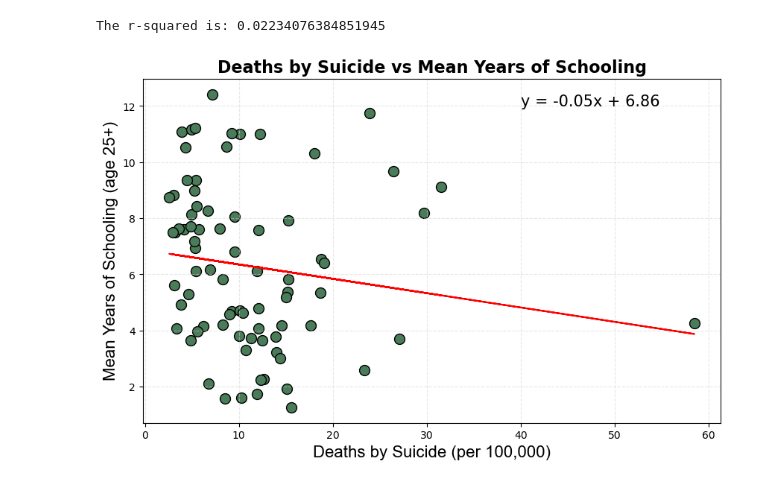
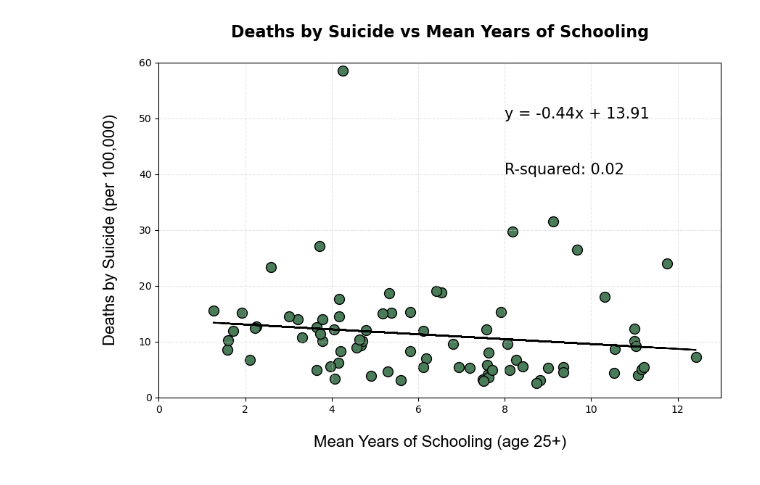
Before and after one commit to BramSunner/project-1-group-04, a Jupyter notebook: sarah_work/sarah_notebook.ipynb, the cells around one changed output. Saved outputs shown, nothing was run; the diff lists cells and outputs as text; code cells hidden in the pictures.

```diff
--- a/sarah_work/sarah_notebook.ipynb
+++ b/sarah_work/sarah_notebook.ipynb
@@ -58,4 +19,0 @@ None
-# %%
-df["gdp"] = pd.cut(df.gdp, bins, labels=labels, include_lowest=True)
-
-df.head()
@@ -166,56 +89,25 @@ df2.head()
 # %%
 df2 = df.groupby('country').agg({'deaths_by_suicide': 'mean', 'mean_years_of_schooling': 'mean'}).reset_index()
-
 # USING LINREGRESS
-x_values = df2.deaths_by_suicide
-y_values = df2.mean_years_of_schooling
-
+x_values = df2.mean_years_of_schooling
+y_values = df2.deaths_by_suicide
 # makes the line of best fit
 (slope, intercept, rvalue, pvalue, stderr) = linregress(x_values, y_values)
-regress_values = x_values * slope + intercept # calculate the predictions
+regress_values = x_values * slope + intercept
 line_eq = "y = " + str(round(slope,2)) + "x + " + str(round(intercept,2))
 
-# make the plot
-# Step 2: Make the canvas
 plt.figure(figsize=(10, 6))
-
-# Step 3: Make the basic plot
-plt.scatter(x_values, y_values, facecolor="#4A7C59", edgecolor="black", s=100)
-plt.plot(x_values, regress_values, "r-") # plot the line of best fit
-
-# Step 4: Customizations
-plt.xlabel("Deaths by Suicide (per 100,000)", fontsize=16, fontname="Arial")
-plt.ylabel("Mean Years of Schooling (age 25+)", fontsize=16, fontname="Arial")
-plt.title("Deaths by Suicide vs Mean Years of Schooling", fontweight="bold", fontsize=16)
-plt.grid(color="lightgrey", linestyle = "--", alpha=0.5)
-
-plt.annotate(line_eq,(40,12),fontsize=15,color="black")
-
-print(f"The r-squared is: {rvalue**2}")
+plt.scatter(x_values, y_values, facecolor='#4A7C59', edgecolor='black', s=100)
+plt.plot(x_values, regress_values, color = 'black')
+plt.xlabel('\nMean Years of Schooling (age 25+)', fontsize=16, fontname='Arial')
+plt.ylabel('Deaths by Suicide (per 100,000)\n', fontsize=16, fontname='Arial')
+plt.title('Deaths by Suicide vs Mean Years of Schooling\n', fontweight='bold', fontsize=16)
+plt.grid(color='lightgrey', linestyle = "--", alpha=0.5)
+plt.annotate(line_eq,(8,50),fontsize=15,color='black')
+plt.text(8, 40, f'R-squared: {round(rvalue**2, 2)}', fontsize=15, color='black')
+plt.xlim (0,13)
+plt.ylim (0,60)
+# print(f"The r-squared is: {rvalue**2}")
 plt.show()
-
-# # Step 1: Get the Data
-# df2 = df.groupby('country').agg({'deaths_by_suicide': 'mean', 'mean_years_of_schooling': 'mean'}).reset_index()
-# # print(df2)
-
-# # # Step 2: Make the canvas
-# plt.figure(figsize=(10, 6))
-
-# # Step 3: Make the basic plot
-# plt.scatter(df2['deaths_by_suicide'], df2['mean_years_of_schooling'], color="#c16200", edgecolor="black", s=150)
-
-# # Step 4: Customizations
-# plt.xlabel("Deaths by Suicide (per 100,000)", fontsize=16, fontname="Arial")
-# plt.ylabel("Mean Years of Schooling (adults 25+)", fontsize=16, fontname="Arial")
-# plt.title("Deaths by Suicide vs Mean Years of Schooling", fontweight="bold", fontsize=16)
-
-# plt.xlim(0,35)
-# plt.ylim(0, 14)
-
-# plt.grid(color="lightgrey", linestyle = "--", alpha=0.5)
-
-# # Step 5: Show/Save the graph
-# plt.show()
 # %% [output]
-The r-squared is: 0.02234076384851945
-[figure, old version]
+[figure, new version]
```
Also changed, not shown: parts of 19 cells of this notebook, 11 other files.
